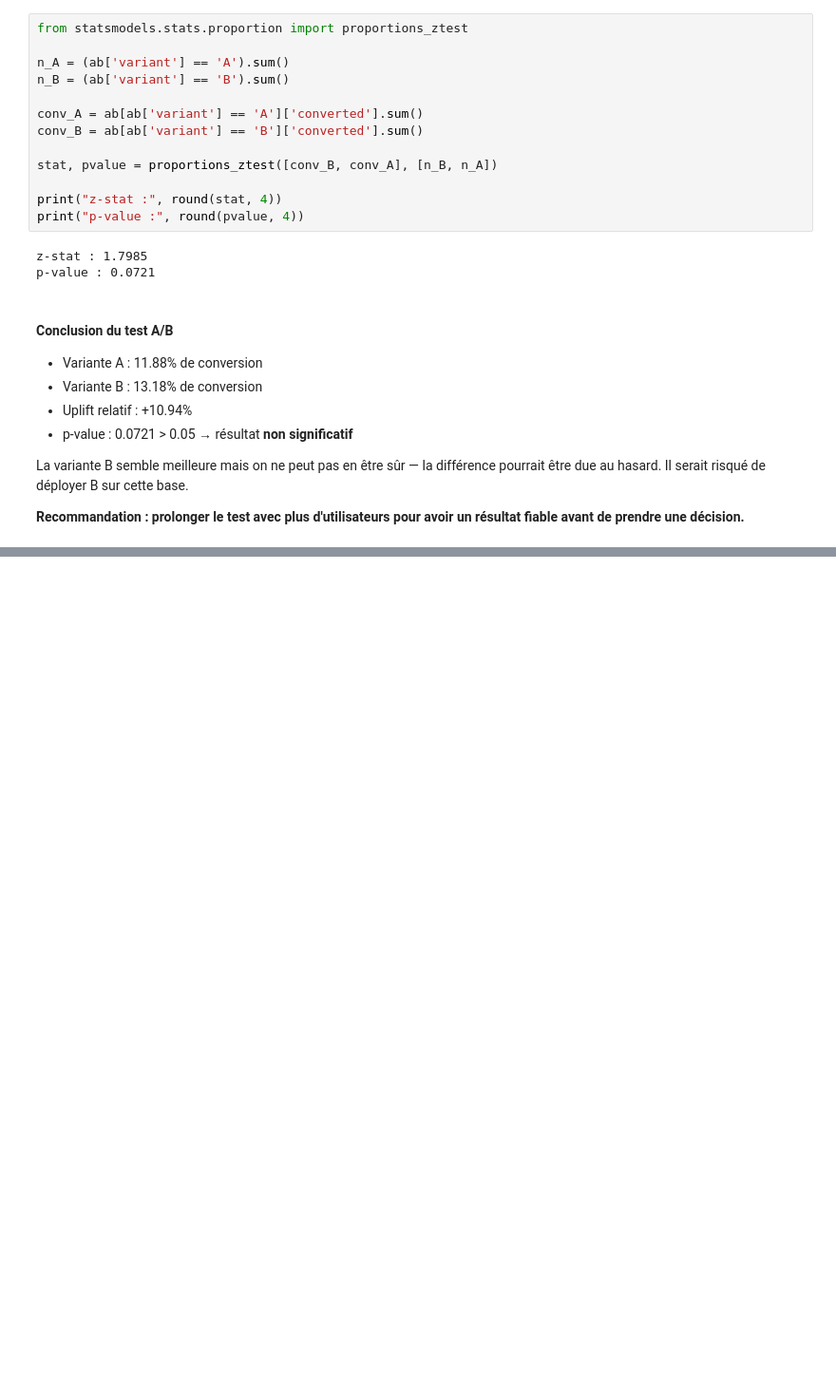
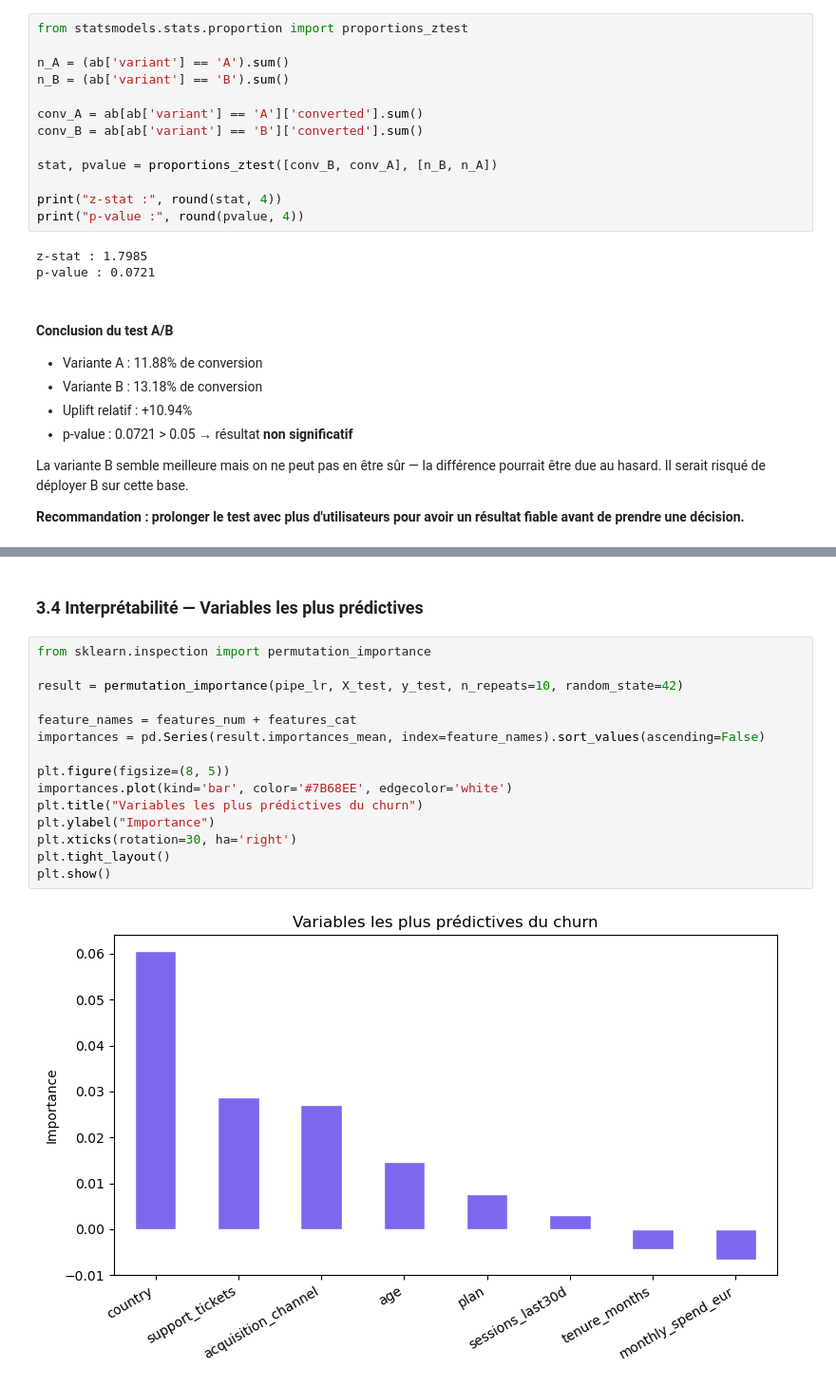
Before and after one commit to bengalybakary225/-analyse_fluxapp, a Jupyter notebook: analyse_fluxapp.ipynb, the cells around one changed output, grey strips where cells are left out. Shown at 95% size. Saved outputs shown, nothing was run; the diff lists cells and outputs as text; blank space fills up the shorter version.

```diff
--- a/analyse_fluxapp.ipynb
+++ b/analyse_fluxapp.ipynb
@@ -381,0 +482,19 @@ La variante B semble meilleure mais on ne peut pas en être sûr — la différe
+# %% [markdown]
+### 3.4 Interprétabilité — Variables les plus prédictives
+# %%
+from sklearn.inspection import permutation_importance
+
+result = permutation_importance(pipe_lr, X_test, y_test, n_repeats=10, random_state=42)
+
+feature_names = features_num + features_cat
+importances = pd.Series(result.importances_mean, index=feature_names).sort_values(ascending=False)
+
+plt.figure(figsize=(8, 5))
+importances.plot(kind='bar', color='#7B68EE', edgecolor='white')
+plt.title("Variables les plus prédictives du churn")
+plt.ylabel("Importance")
+plt.xticks(rotation=30, ha='right')
+plt.tight_layout()
+plt.show()
+# %% [output]
+[figure, added]
```
Also changed, not shown: parts of 15 cells of this notebook.
